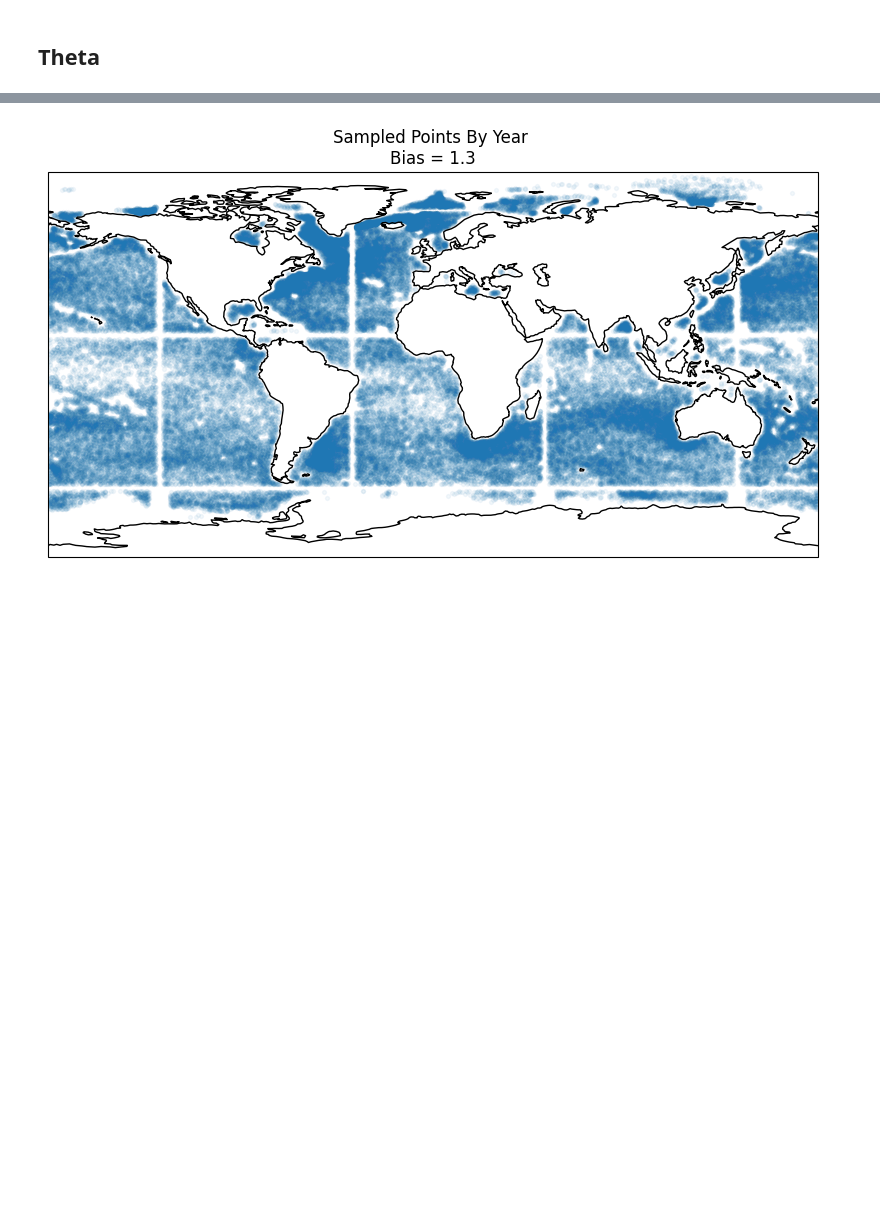
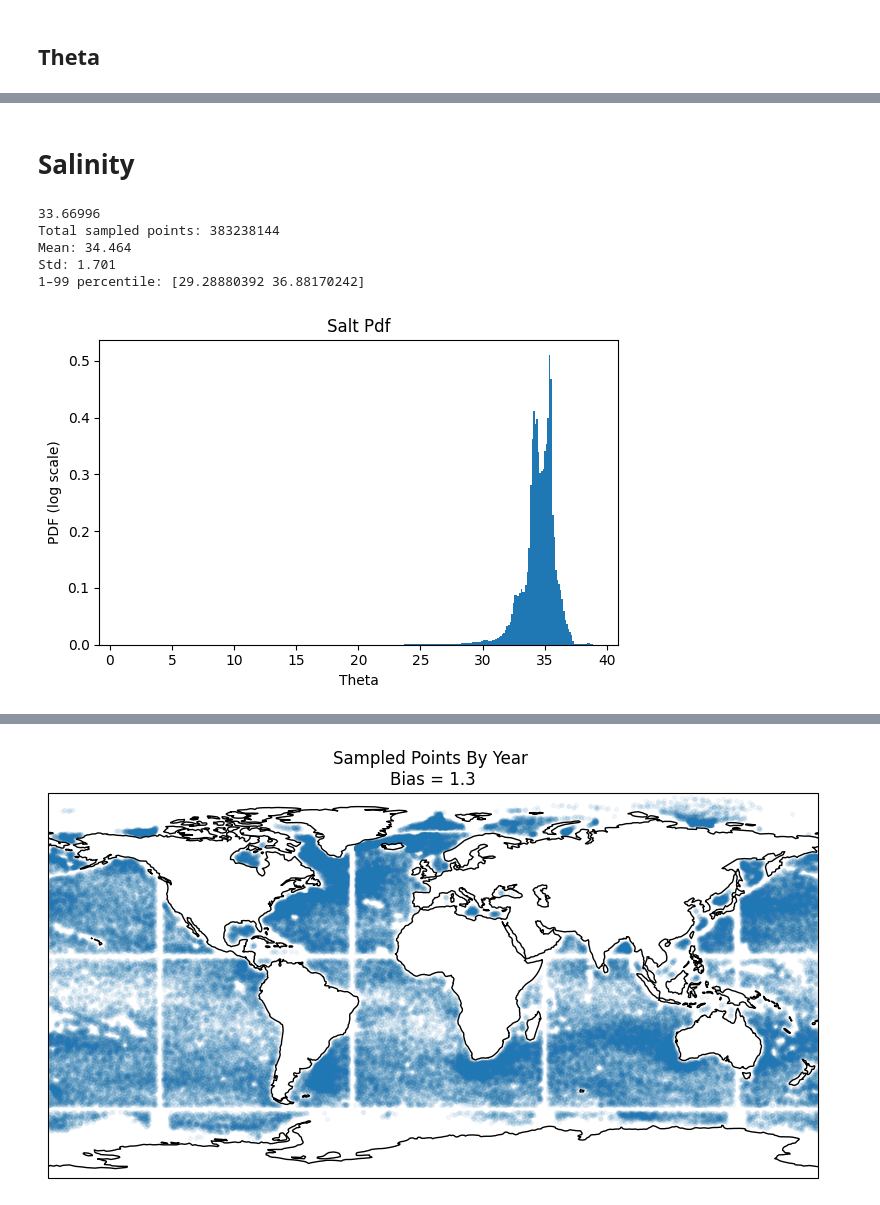
Before and after one commit to Sea-Meets-the-Stars/DBOF_Representation_Learning, a Jupyter notebook: notebooks/eda.ipynb, the cells around one changed output, grey strips where cells are left out. Saved outputs shown, nothing was run; the diff lists cells and outputs as text; code cells hidden in the pictures; blank space fills up the shorter version.

```diff
--- a/notebooks/eda.ipynb
+++ b/notebooks/eda.ipynb
@@ -257,0 +225,11 @@ Std: 8.160
+# %% [markdown]
+# Salinity
+# %%
+global_histogram(images_clean_no_ice_np,"Salt Pdf", channel=1,log=False, bins=300)
+# %% [output]
+33.66996
+Total sampled points: 383238144
+Mean: 34.464
+Std: 1.701
+1–99 percentile: [29.28880392 36.88170242]
+[figure, added]
```
Also changed, not shown: parts of 45 cells of this notebook.
